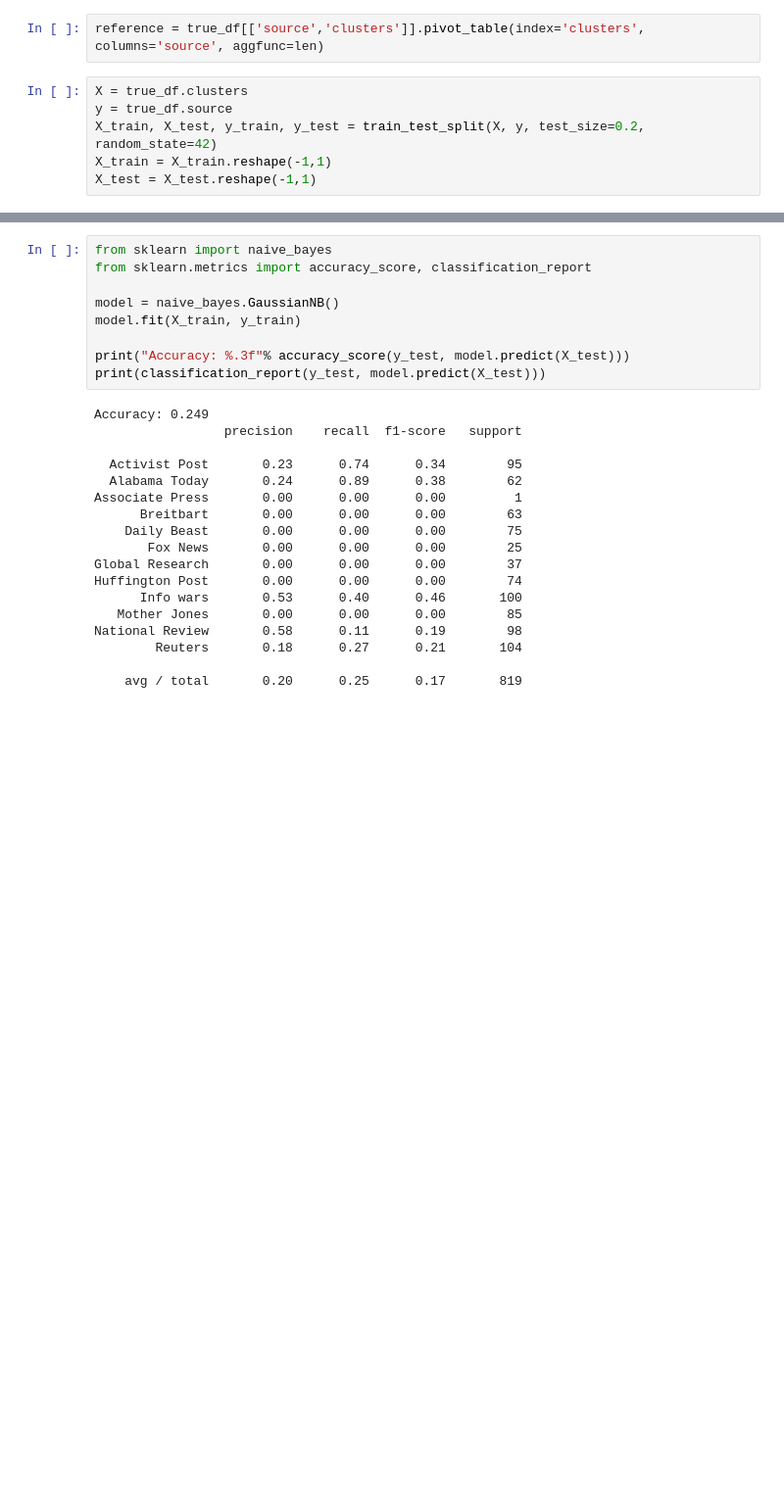
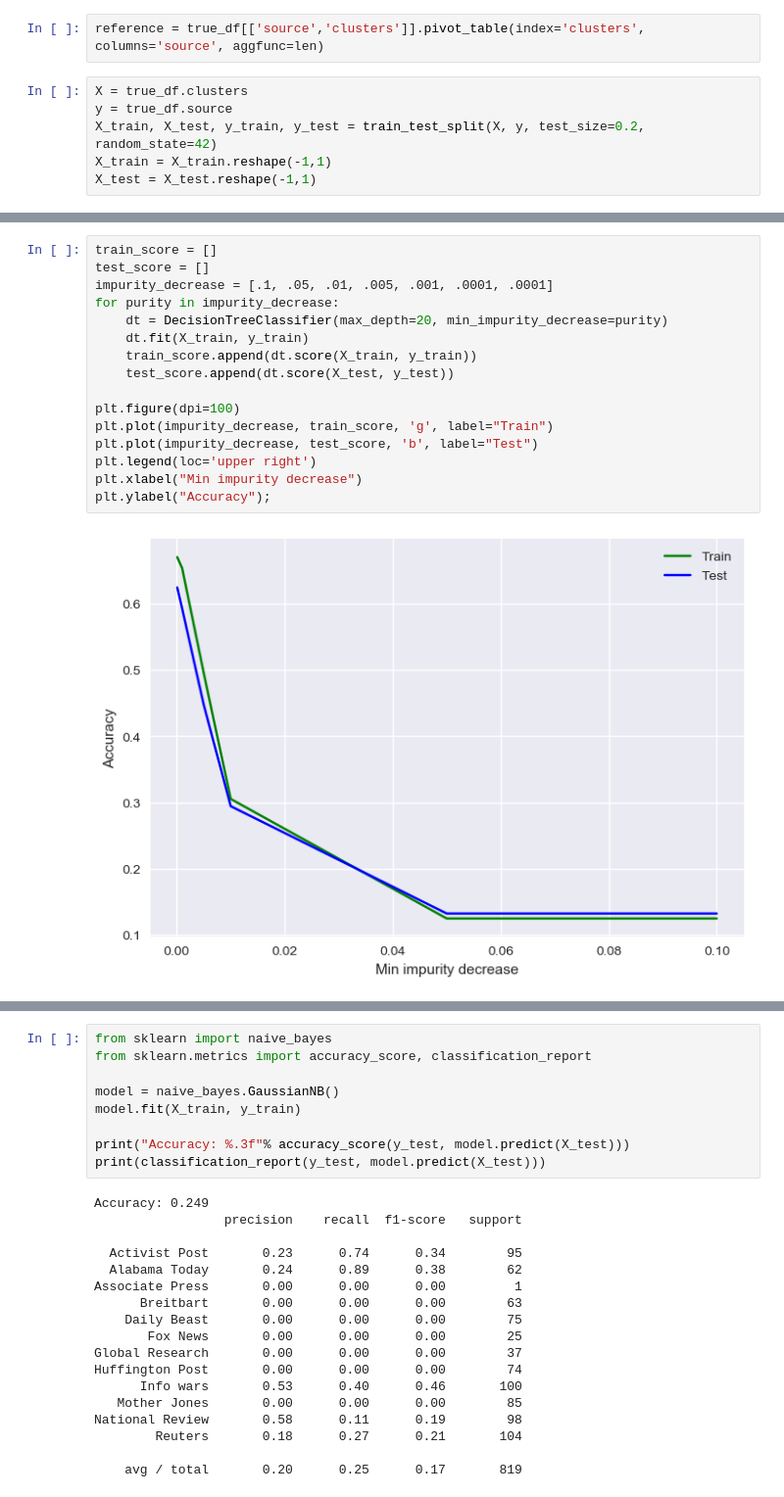
Before and after one commit to Zingo3245/Predicting_the_Source_of_News_Articles, a Jupyter notebook: Fit_LSA.ipynb, the cells around one changed output, grey strips where cells are left out. Shown at 98% size. Drawn from its saved outputs; the diff is of its cells as text; blank space fills up the shorter version.

```diff
--- a/Fit_LSA.ipynb
+++ b/Fit_LSA.ipynb
@@ -296,0 +300,18 @@ KeyboardInterrupt:
+# %%
+train_score = []
+test_score = []
+impurity_decrease = [.1, .05, .01, .005, .001, .0001, .0001]
+for purity in impurity_decrease:
+    dt = DecisionTreeClassifier(max_depth=20, min_impurity_decrease=purity)
+    dt.fit(X_train, y_train)
+    train_score.append(dt.score(X_train, y_train))
+    test_score.append(dt.score(X_test, y_test))
+
+plt.figure(dpi=100)
+plt.plot(impurity_decrease, train_score, 'g', label="Train")
+plt.plot(impurity_decrease, test_score, 'b', label="Test")
+plt.legend(loc='upper right')
+plt.xlabel("Min impurity decrease")
+plt.ylabel("Accuracy");
+# %% [output]
+[figure, added]
```
Also changed, not shown: parts of 59 cells of this notebook, 5 other files.
